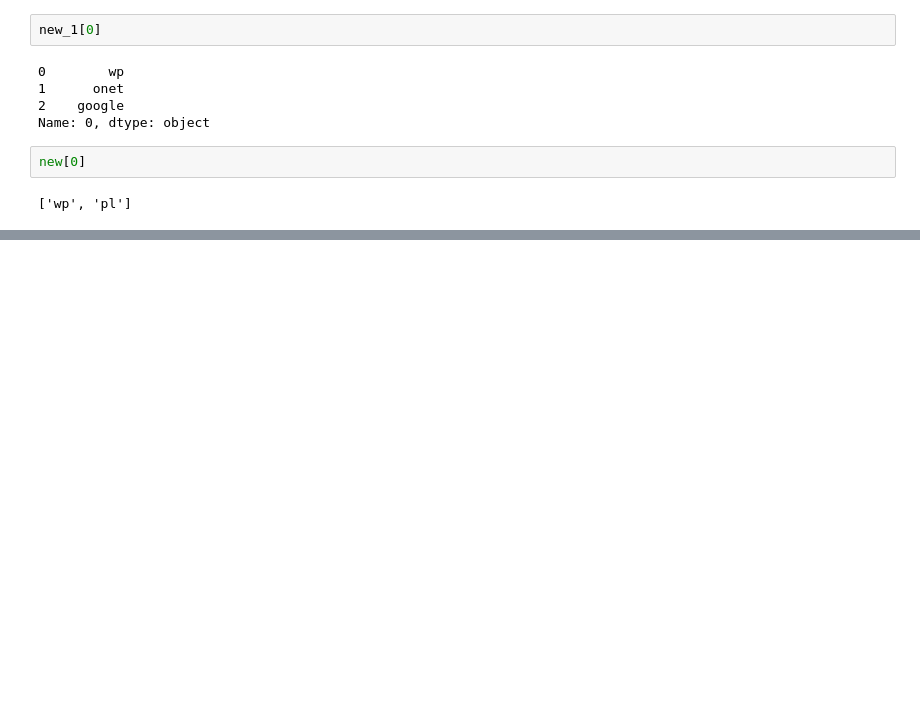
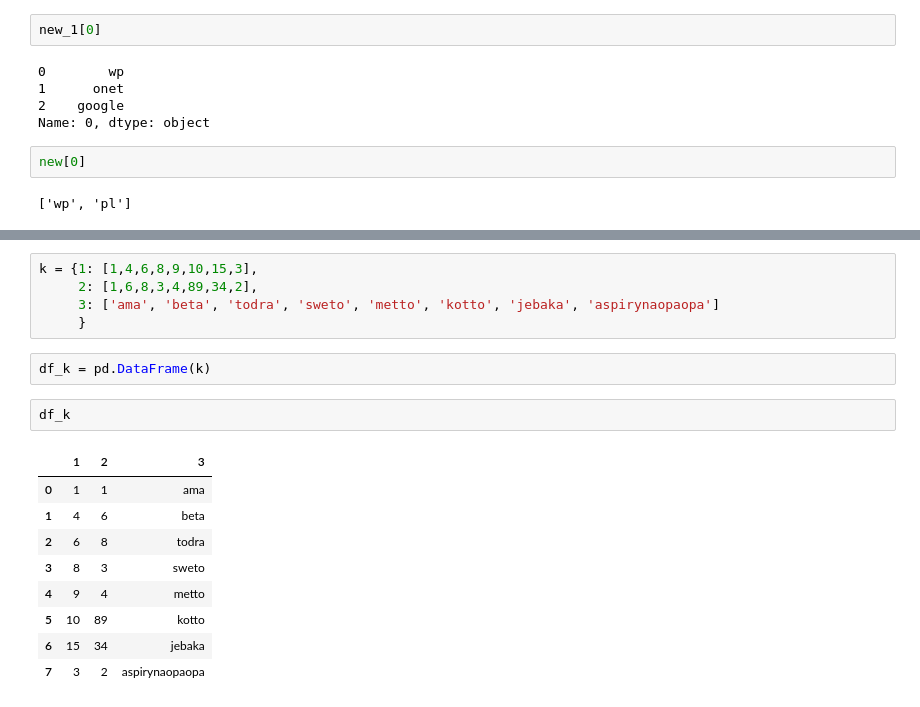
Before and after one commit to jdre1/Machine-Learning-Bootcamp, a Jupyter notebook: supervised/01_basic/extracting_featurtes.ipynb, the cells around one changed output, grey strips where cells are left out. Saved outputs shown, nothing was run; the diff lists cells and outputs as text; blank space fills up the shorter version.

```diff
--- a/supervised/01_basic/extracting_featurtes.ipynb
+++ b/supervised/01_basic/extracting_featurtes.ipynb
@@ -342,0 +362,19 @@ Name: 2022-03-25 00:00:00, dtype: object
+# %%
+k = {1: [1,4,6,8,9,10,15,3],
+     2: [1,6,8,3,4,89,34,2],
+     3: ['ama', 'beta', 'todra', 'sweto', 'metto', 'kotto', 'jebaka', 'aspirynaopaopa']
+     }
+# %%
+df_k = pd.DataFrame(k)
+# %%
+df_k
+# %% [output]
+|  | 1 | 2 | 3 |
+| 0 | 1 | 1 | ama |
+| 1 | 4 | 6 | beta |
+| 2 | 6 | 8 | todra |
+| 3 | 8 | 3 | sweto |
+| 4 | 9 | 4 | metto |
+| 5 | 10 | 89 | kotto |
+| 6 | 15 | 34 | jebaka |
+| 7 | 3 | 2 | aspirynaopaopa |
```
Also changed, not shown: parts of 15 cells of this notebook.
